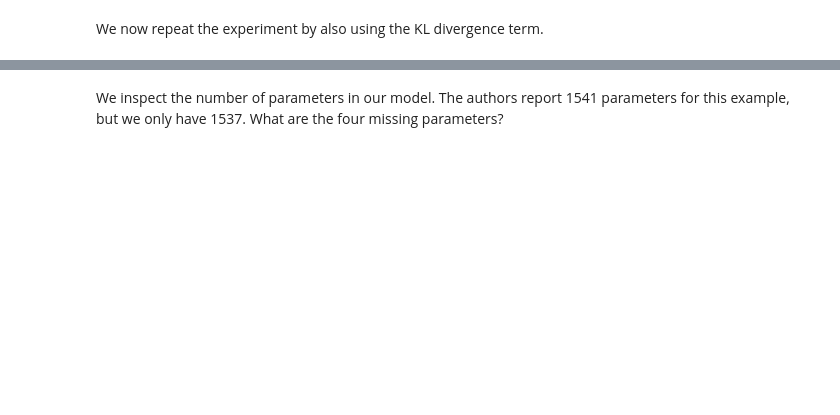
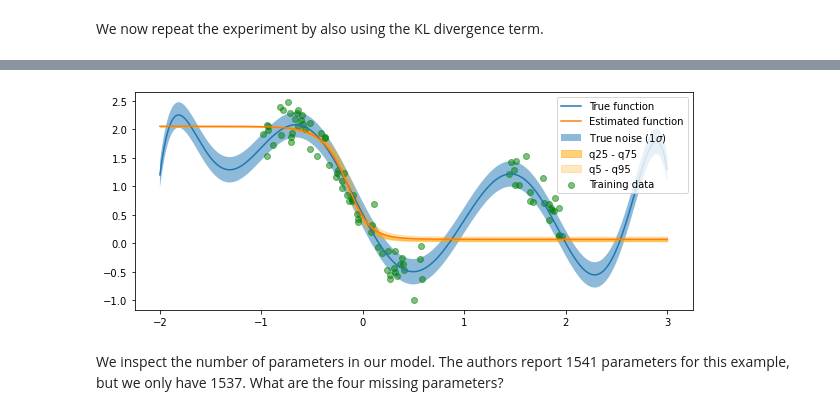
Before and after one commit to ltdung/WHVI, a Jupyter notebook: experiments/Toy example.ipynb, the cells around one changed output, grey strips where cells are left out. Saved outputs shown, nothing was run; the diff lists cells and outputs as text; code cells hidden in the pictures; blank space fills up the shorter version.

```diff
--- a/experiments/Toy example.ipynb
+++ b/experiments/Toy example.ipynb
@@ -226,11 +251,6 @@ KeyboardInterrupt:
 # %%
-x_test = torch.tensor(np.linspace(-2, 3, 1000).reshape(-1, 1).astype(np.float32), device=device)
-y_test = torch.tensor(f(np.linspace(-2, 3, 1000)).reshape(-1, 1).astype(np.float32), device=device)
 y_pred = model(x_test)
-
-y_pred_mu = y_pred.mean(dim=2).detach().cpu().numpy().ravel()
-y_pred_sd = y_pred.std(dim=2).detach().cpu().numpy().ravel()
-x_test = x_test.detach().cpu().numpy().ravel()
-
-quantiles = torch.stack([torch.quantile(y_pred[i, ...], torch.tensor([0.05, 0.95, 0.25, 0.75])) for i in range(y_pred.size()[0])]).detach().cpu().numpy()
+quantiles = torch.stack([
+    torch.quantile(y_pred[i, ...], torch.tensor([0.05, 0.95, 0.25, 0.75], device=device)) for i in range(y_pred.size()[0])
+]).detach().cpu().numpy()
 # %% [markdown]
@@ -238,14 +258,46 @@ This fit heavily relies on the chosen prior covariances.
 # %%
+y_pred = model(x_test)
+
 fig, ax = plt.subplots(figsize=(10, 4))
 
-x_tmp = np.linspace(-2, 3, 1000)
-plt.plot(x_tmp, f(x_tmp), label='True function')
-plt.plot(x_test, y_pred_mu, label='Estimated function')
-plt.fill_between(x_test, quantiles[:, 2], quantiles[:, 3], label='q25 - q75', alpha=0.5, color='orange')
-plt.fill_between(x_test, quantiles[:, 0], quantiles[:, 1], label='q5 - q95', alpha=0.25, color='orange')
+ax.plot(
+    x_test.cpu().numpy().ravel(),
+    f(x_test.cpu()).ravel(),
+    label='True function'
+)
+ax.fill_between(
+    x_test.cpu().numpy().ravel(),
+    f(x_test.cpu()).ravel() + np.sqrt(np.exp(-3)),
+    f(x_test.cpu()).ravel() - np.sqrt(np.exp(-3)),
+    alpha=0.5,
+    label='True noise (1$\sigma$)'
+)
+ax.plot(
+    x_test.detach().cpu().numpy().ravel(),
+    y_pred.mean(dim=2).detach().cpu().numpy().ravel(),
+    label='Estimated function'
+)
+plt.fill_between(
+    x_test.cpu().numpy().ravel(),
+    quantiles[:, 2],
+    quantiles[:, 3],
+    label='q25 - q75',
+    alpha=0.5,
+    color='orange'
+)
+plt.fill_between(
+    x_test.cpu().numpy().ravel(),
+    quantiles[:, 0],
+    quantiles[:, 1],
+    label='q5 - q95',
+    alpha=0.25,
+    color='orange'
+)
 plt.scatter(x, y, alpha=0.5, label='Training data', color='green')
 plt.legend(loc='upper right')
 plt.show()
+# %% [output]
+[figure, added]
 # %% [markdown]
 We inspect the number of parameters in our model. The authors report 1541 parameters for this example, but we only have 1537. What are the four missing parameters?
 # %%
```
Also changed, not shown: parts of 12 cells of this notebook, 2 other files.
